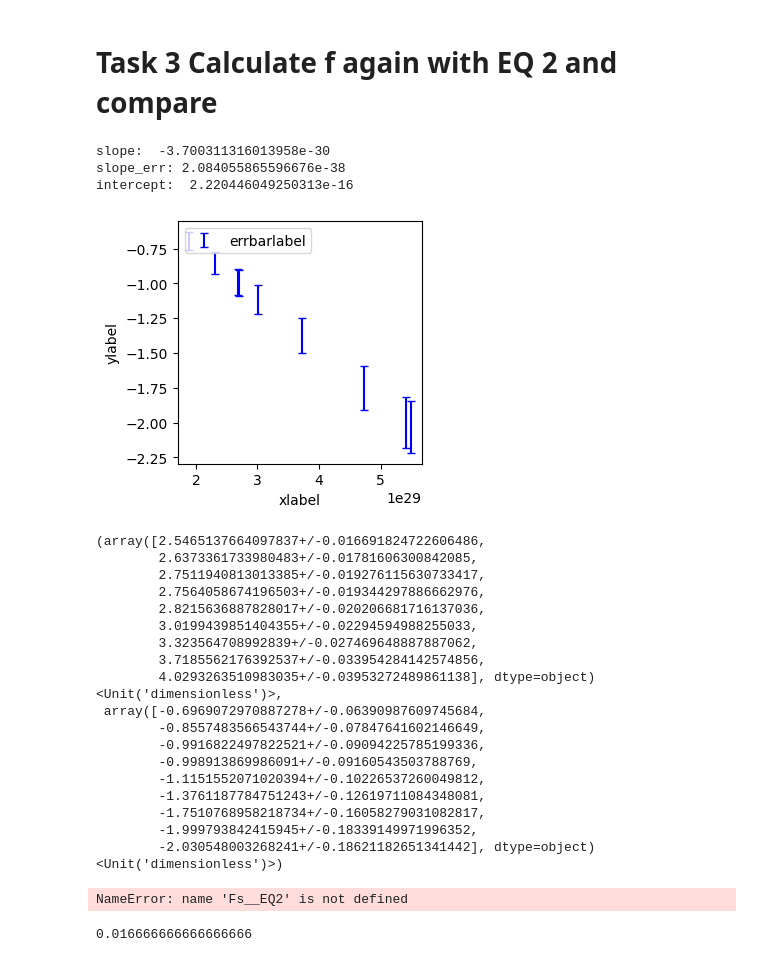
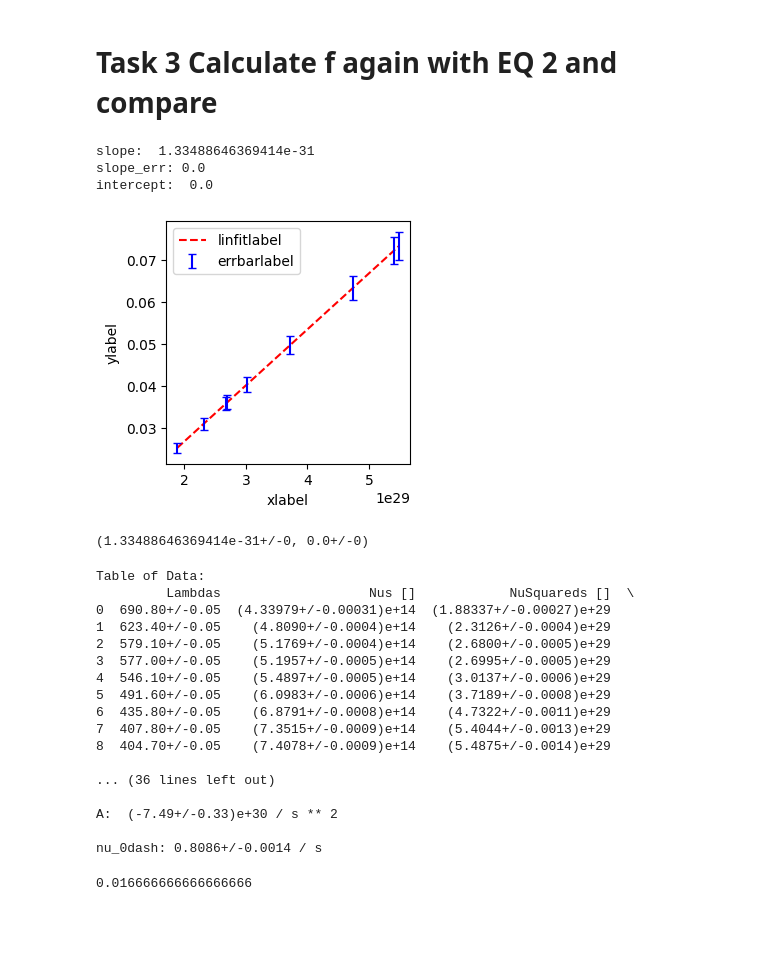
Before and after one commit to dominikrosser/praktikum_p1, a Jupyter notebook: 13 Brechungsind_pris/brechungsind_pris.ipynb, the cells around one changed output. Drawn from its saved outputs; the diff is of its cells as text; code cells hidden in the pictures; blank space fills up the shorter version.

```diff
--- a/13 Brechungsind_pris/brechungsind_pris.ipynb
+++ b/13 Brechungsind_pris/brechungsind_pris.ipynb
@@ -81,7 +81,7 @@ def n_of_phi_delta0(phi, delta0):
 # nu0dash, A sind Materialkonstanten
 def f_of_nu_squared(nu_squared, nu0dash, A):
     denom = (n_squared_of_nu_squared(nu_squared, nu0dash, A)-1.0)
-    f = 1/ np.array(strip_units([(d if np.abs(d) >= 0.0000001 else 0.0000001) for d in denom])) * no_unit
+    f = 1/ np.array(strip_units([(d if np.abs(d) >= 0.000000001 else 0.000000001) for d in denom])) * no_unit
     return f
 
 # used if n_squared is already known
@@ -102,7 +102,8 @@ def delta0_of_A1_A2(A1, A2):
 Measure both positions where the reflections of the slit image are observed: $A_{1}$, $A_{2}$. Then $\beta = A_{1} - A_{2}$. Make sure the signs are correct (can we take the absolute value?). Do this three times, so we get three $\beta$ values. Take the mean of $\beta$. Then $\varphi = \pi - \beta$.
 # %%
 A1_deg, A2_deg, A1_deg_minutes, A2_deg_minutes = np.genfromtxt(os.path.join(os.getcwd(), "task1_measure_phi_data.csv"), delimiter=',', skip_header=1, unpack=True)
-A1_meas_deg = A1_deg - 360 + (1.0/60.0)*A1_deg_minutes
+##A1_meas_deg = A1_deg - 360 + (1.0/60.0)*A1_deg_minutes
+A1_meas_deg = A1_deg + (1.0/60.0)*A1_deg_minutes
 A2_meas_deg = A2_deg + (1.0/60.0)*A2_deg_minutes
 A1_meas = np.radians(A1_meas_deg)
 A2_meas = np.radians(A2_meas_deg)
@@ -134,15 +135,13 @@ if (Beta.std_dev < Betas_Std):
 else:
     Beta_Result = Beta
     print("Standard deviation of the betas was lower than the propagation of the errors of measurement of A. So the propagated error was taken.")
+Beta_Result_Deg = np.abs(Beta_Result / (2*np.pi) * 360 / A_unit)
 
-print("Beta End Result: ", np.abs(Beta_Result))
+print("Beta End Result (rad, deg): (", Beta_Result, ",", Beta_Result_Deg, ")")
 
-Phi_Result = np.abs((scipy.constants.pi*A_unit - Beta) - 2*scipy.constants.pi*A_unit)
-#Phi_Result_Deg = np.abs(((scipy.constants.pi*A_unit - Beta) / (2*np.pi) * 360 / A_unit) -360)
+##Phi_Result = np.abs((scipy.constants.pi*A_unit - Beta) - 2*scipy.constants.pi*A_unit)
+Phi_Result = np.abs(scipy.constants.pi*A_unit - Beta)
 Phi_Result_Deg = Phi_Result / (2*np.pi) * 360 / A_unit
-print("Phi end result:", Phi_Result)
-
-Beta_Result_Deg = np.abs(Beta_Result / (2*np.pi) * 360 / A_unit)
-Beta_Result_Deg
+print("Phi end result (rad, deg): (", Phi_Result, ",", Phi_Result_Deg, ")")
 # %% [output]
 Table of Data:
@@ -216,34 +214,17 @@ intercept:  0.6537652683362825
 # %%
 # TASK 3 NOW WE USE EQ 2 AND COMPARE
 Eta_Squareds__EQ2 = n_squared_of_nu(Nus, nu0dash, A_param).to_base_units().to_compact()
 Etas__EQ2 = np.array([u.wrap(np.sqrt)(eta_sq.to_base_units().magnitude) for eta_sq in Eta_Squareds__EQ2]) * no_unit
 Fs__EQ2 = f_of_nu_squared(Nu_Squareds, nu0dash, A_param)
-errorbar_plot_with_linregress(extr_values(Nu_Squareds), extr_values(Fs__EQ2), extr_sig(Fs__EQ2), nolinregress=True)
+slope_withErr__Eq2, intercept_withErr__Eq2 = errorbar_plot_with_linregress(extr_values(Nu_Squareds), extr_values(Fs__EQ2), extr_sig(Fs__EQ2), nolinregress=False)
 
-Fs, Fs__EQ2
+slope_withErr__Eq2, intercept_withErr__Eq2
 # %% [output]
-slope:  -3.700311316013958e-30
-slope_err: 2.084055865596676e-38
-intercept:  2.220446049250313e-16
+slope:  1.33488646369414e-31
+slope_err: 0.0
+intercept:  0.0
-[figure, old version]
+[figure, new version]
-(array([2.5465137664097837+/-0.016691824722606486,
-        2.6373361733980483+/-0.01781606300842085,
-        2.7511940813013385+/-0.019276115630733417,
-        2.7564058674196503+/-0.019344297886662976,
-        2.8215636887828017+/-0.020206681716137036,
-        3.0199439851404355+/-0.02294594988255033,
-        3.323564708992839+/-0.027469648887887062,
-        3.7185562176392537+/-0.033954284142574856,
-        4.0293263510983035+/-0.03953272489861138], dtype=object) <Unit('dimensionless')>,
- array([-0.6969072970887278+/-0.06390987609745684,
-        -0.8557483566543744+/-0.07847641602146649,
-        -0.9916822497822521+/-0.09094225785199336,
-        -0.998913869986091+/-0.09160543503788769,
-        -1.1151552071020394+/-0.10226537260049812,
-        -1.3761187784751243+/-0.12619711084348081,
-        -1.7510768958218734+/-0.16058279031082817,
-        -1.999793842415945+/-0.18339149971996352,
-        -2.030548003268241+/-0.18621182651341442], dtype=object) <Unit('dimensionless')>)
+(1.33488646369414e-31+/-0, 0.0+/-0)
 # %%
 # PRINT AND GENERATE LATEX
 DF_TABLE_2 = pandas.DataFrame({"Lambdas": Lambdas, "Nus [%s]"%(""): Nus, "NuSquareds []": Nu_Squareds, "A1s": A1s, "A2s": A2s, "delt*s": Delta0s, "n's": Etas, "f's": Fs, "f's by Eq (2):": Fs__EQ2})
@@ -254,7 +235,23 @@ print(DF_TABLE_2.style.to_latex(column_format='|l|l|l|l|l|l|l|l|'), '\n')
 print("A: ", A_param, '\n')
 print("nu_0dash:", nu0dash)
 # %% [output]
-NameError: name 'Fs__EQ2' is not defined
+Table of Data:
+         Lambdas                   Nus []            NuSquareds []  \
+0  690.80+/-0.05  (4.33979+/-0.00031)e+14  (1.88337+/-0.00027)e+29
+1  623.40+/-0.05    (4.8090+/-0.0004)e+14    (2.3126+/-0.0004)e+29
+2  579.10+/-0.05    (5.1769+/-0.0004)e+14    (2.6800+/-0.0005)e+29
+3  577.00+/-0.05    (5.1957+/-0.0005)e+14    (2.6995+/-0.0005)e+29
+4  546.10+/-0.05    (5.4897+/-0.0005)e+14    (3.0137+/-0.0006)e+29
+5  491.60+/-0.05    (6.0983+/-0.0006)e+14    (3.7189+/-0.0008)e+29
+6  435.80+/-0.05    (6.8791+/-0.0008)e+14    (4.7322+/-0.0011)e+29
+7  407.80+/-0.05    (7.3515+/-0.0009)e+14    (5.4044+/-0.0013)e+29
+8  404.70+/-0.05    (7.4078+/-0.0009)e+14    (5.4875+/-0.0014)e+29
+
+... (36 lines left out)
+
+A:  (-7.49+/-0.33)e+30 / s ** 2
+
+nu_0dash: 0.8086+/-0.0014 / s
 # %%
 # %% [output]
 0.016666666666666666
```
Also changed, not shown: parts of 2 cells of this notebook.
